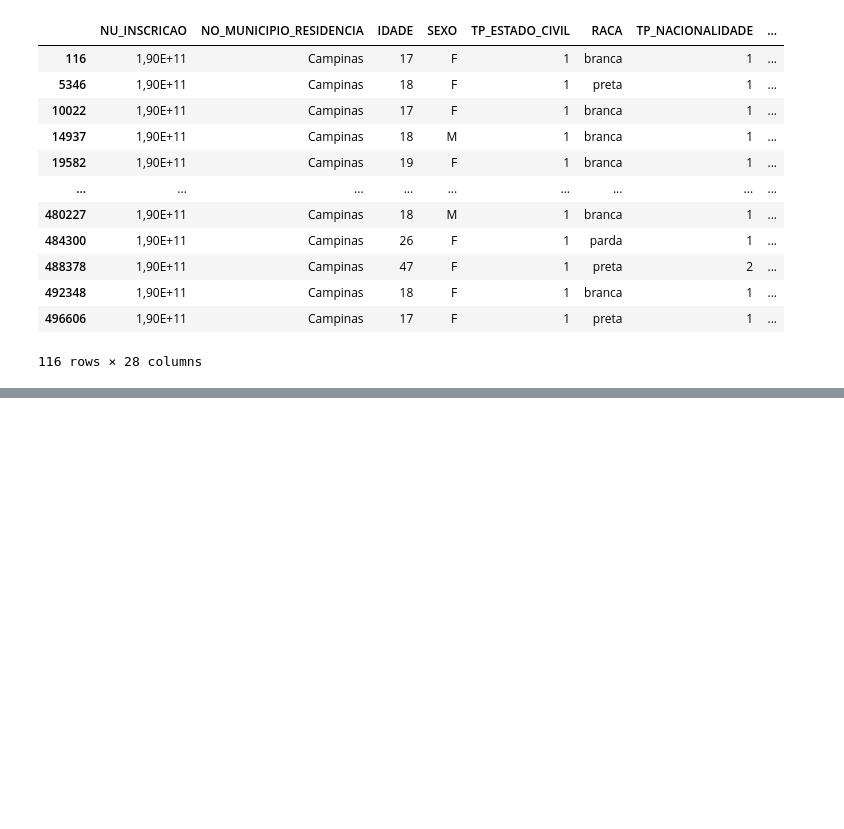
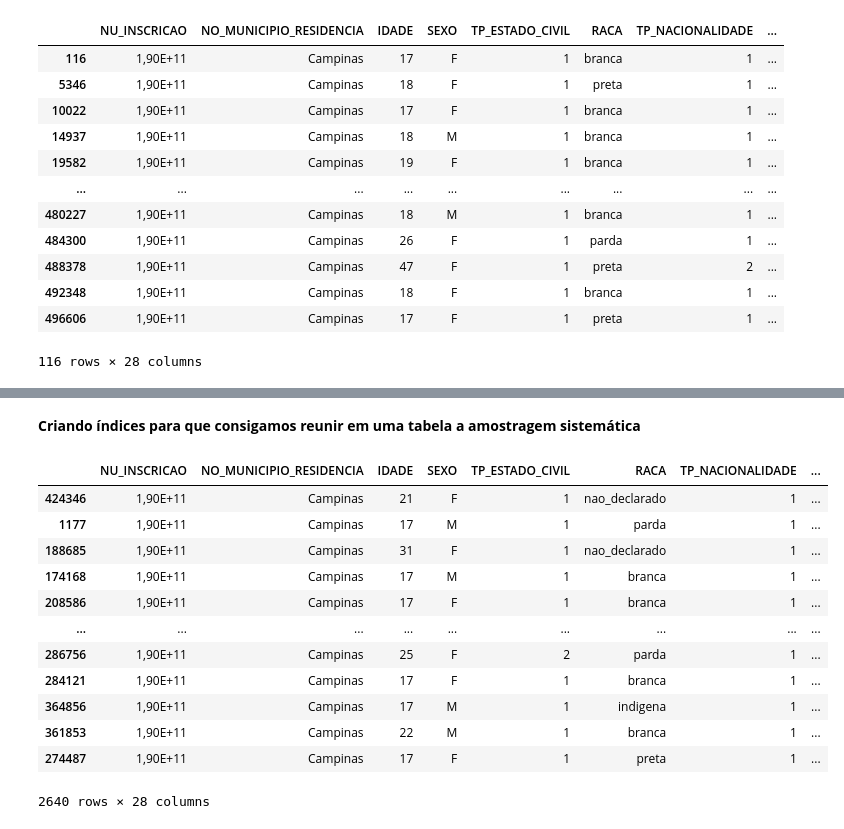
Before and after one commit to Matheusfarmaceutico/Estat-stica-e-An-lise-de-dados-com-Python, a Jupyter notebook: Amostragem.ipynb, the cells around one changed output, grey strips where cells are left out. Cells and saved outputs as stored; diff of their text form; code cells hidden in the pictures; blank space fills up the shorter version.

```diff
--- a/Amostragem.ipynb
+++ b/Amostragem.ipynb
@@ -131,0 +342,3 @@ enem_campinas
+# %% [markdown]
+**Criando índices para que consigamos reunir em uma tabela a amostragem
+sistemática**
@@ -131,0 +348,26 @@ enem_campinas
+# %%
+# Repetindo a etapa anterior para memorização
+x_treino, x_teste, y_treino, estratificada = train_test_split(
+    enem_campinas.drop(columns = ["RACA"]),
+    enem_campinas["RACA"],
+    stratify=enem_campinas['RACA'],
+    test_size = 0.20
+    )
+# Criando index
+estratificada = estratificada.index
+enem_campinas_estra = enem_campinas.loc[estratificada, :]
+enem_campinas_estra
+# %% [output]
+|  | NU_INSCRICAO | NO_MUNICIPIO_RESIDENCIA | IDADE | SEXO | TP_ESTADO_CIVIL | RACA | TP_NACIONALIDADE | ... |
+| 424346 | 1,90E+11 | Campinas | 21 | F | 1 | nao_declarado | 1 | ... |
+| 1177 | 1,90E+11 | Campinas | 17 | M | 1 | parda | 1 | ... |
+| 188685 | 1,90E+11 | Campinas | 31 | F | 1 | nao_declarado | 1 | ... |
+| 174168 | 1,90E+11 | Campinas | 17 | M | 1 | branca | 1 | ... |
+| 208586 | 1,90E+11 | Campinas | 17 | F | 1 | branca | 1 | ... |
+| ... | ... | ... | ... | ... | ... | ... | ... | ... |
+| 286756 | 1,90E+11 | Campinas | 25 | F | 2 | parda | 1 | ... |
+| 284121 | 1,90E+11 | Campinas | 17 | F | 1 | branca | 1 | ... |
+| 364856 | 1,90E+11 | Campinas | 17 | M | 1 | indigena | 1 | ... |
+| 361853 | 1,90E+11 | Campinas | 22 | M | 1 | branca | 1 | ... |
+| 274487 | 1,90E+11 | Campinas | 17 | F | 1 | preta | 1 | ... |
+2640 rows × 28 columns
```
Also changed, not shown: parts of 31 cells of this notebook.
